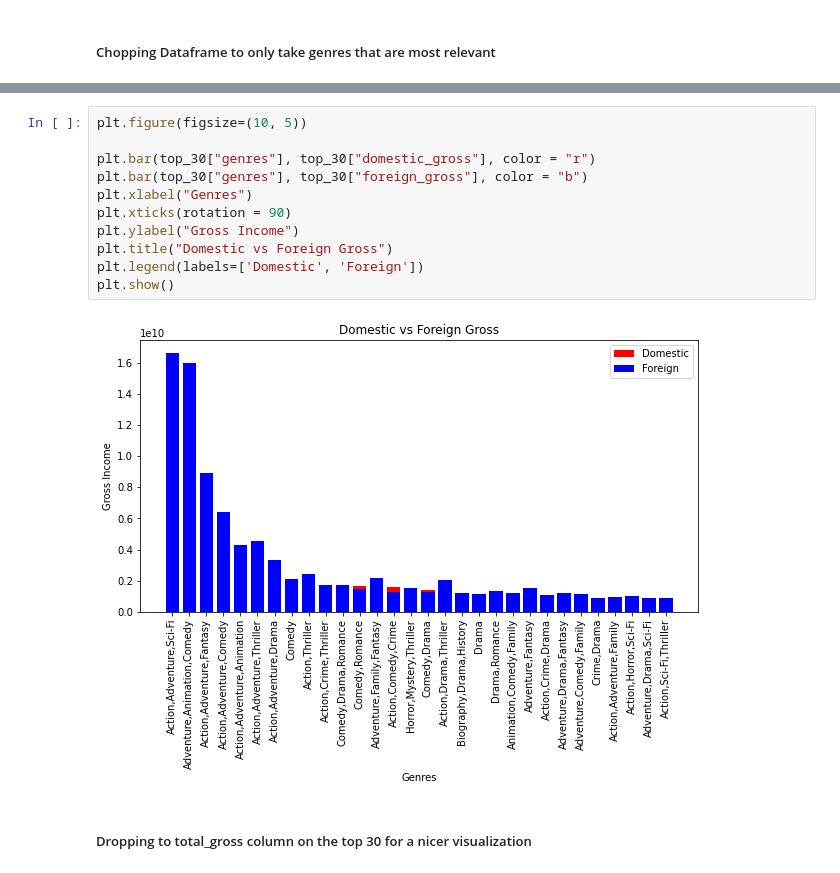
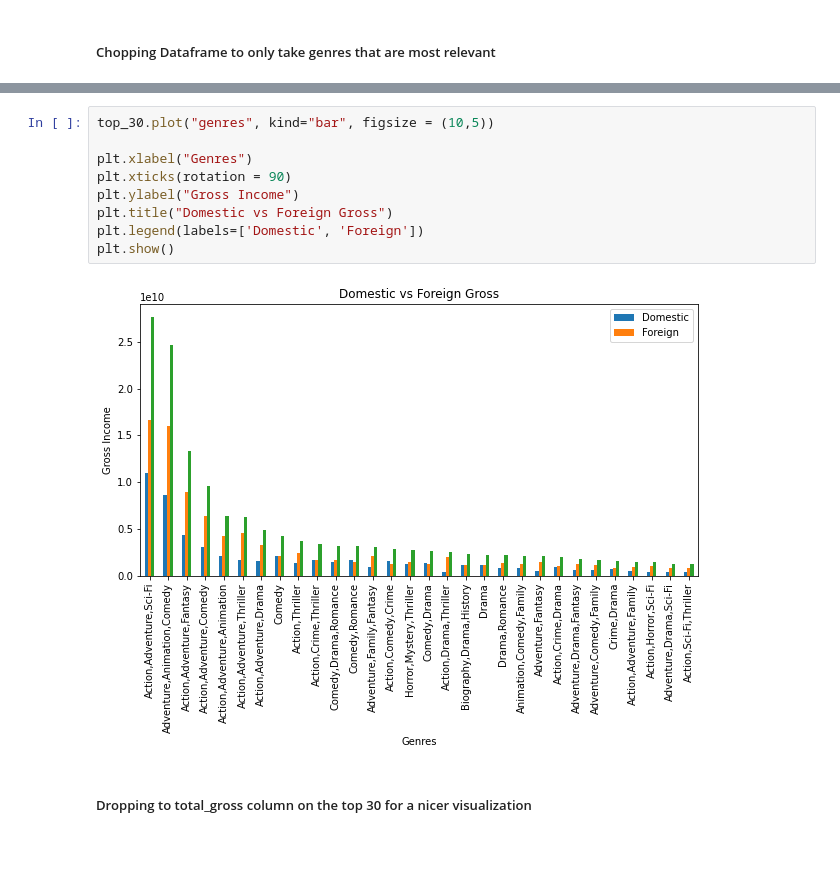
Before and after one commit to QuinnGrigsby/Capstone_Git-ing_it_done_MovieInformation, a Jupyter notebook: Data Understanding.ipynb, the cells around one changed output, grey strips where cells are left out. Cells and saved outputs as stored; diff of their text form.

Commit message:
Updates a visualization to provide a cleaner view into the data

```diff
--- a/Data Understanding.ipynb
+++ b/Data Understanding.ipynb
@@ -294,18 +293,16 @@ print(top_30)
 80       Adventure,Drama,Sci-Fi    4.164000e+08   8.911000e+08  1.307500e+09
 56       Action,Sci-Fi,Thriller    3.900000e+08   8.955000e+08  1.285500e+09
 # %%
-plt.figure(figsize=(10, 5))
+top_30.plot("genres", kind="bar", figsize = (10,5))
 
-plt.bar(top_30["genres"], top_30["domestic_gross"], color = "r")
-plt.bar(top_30["genres"], top_30["foreign_gross"], color = "b")
 plt.xlabel("Genres")
 plt.xticks(rotation = 90)
 plt.ylabel("Gross Income")
 plt.title("Domestic vs Foreign Gross")
 plt.legend(labels=['Domestic', 'Foreign'])
 plt.show()
 # %% [output]
-[figure, old version]
+[figure, new version]
 # %% [markdown]
 ##### Dropping to total_gross column on the top 30 for a nicer visualization
 # %%
```
Also changed, not shown: parts of 2 cells of this notebook.
